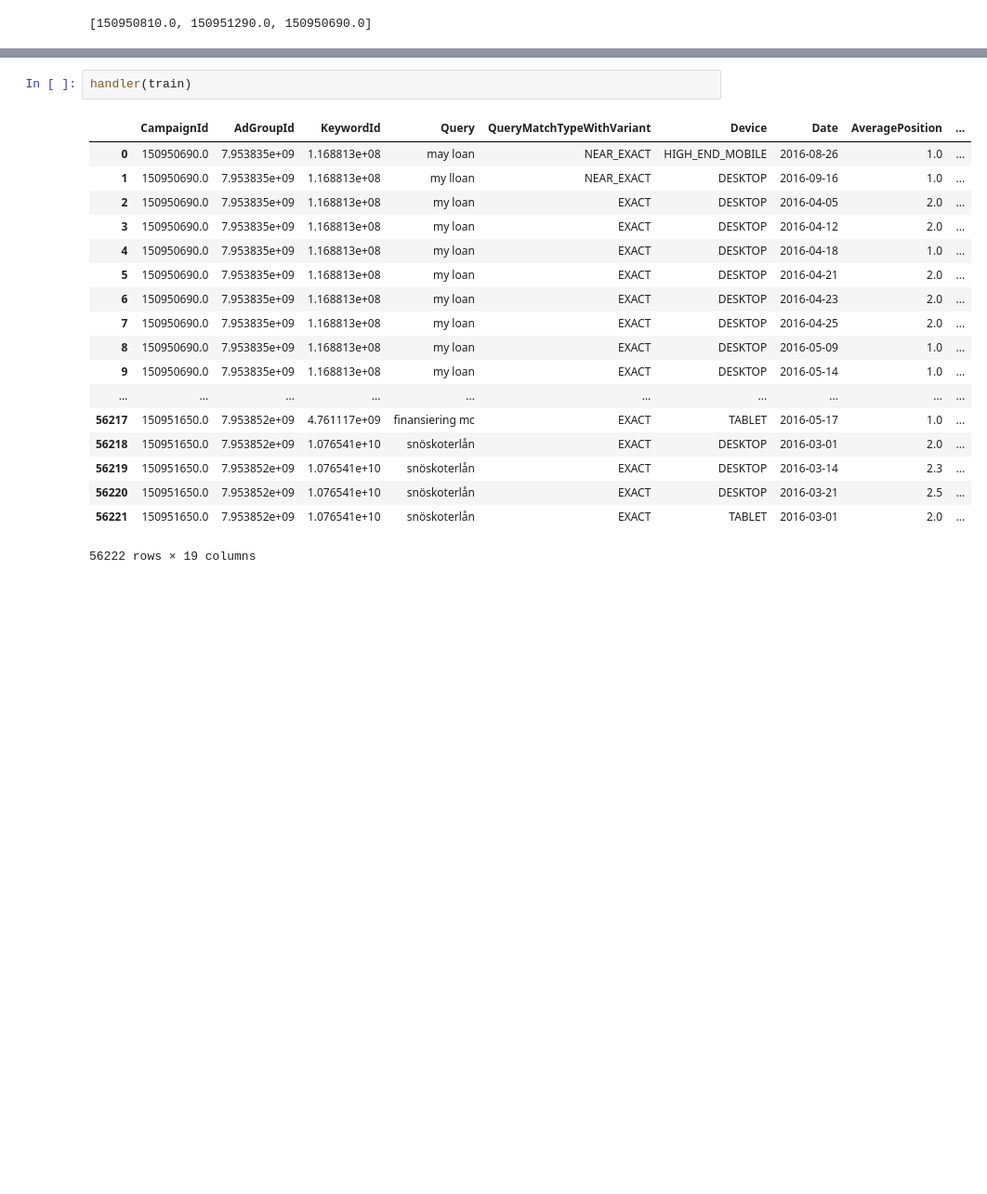
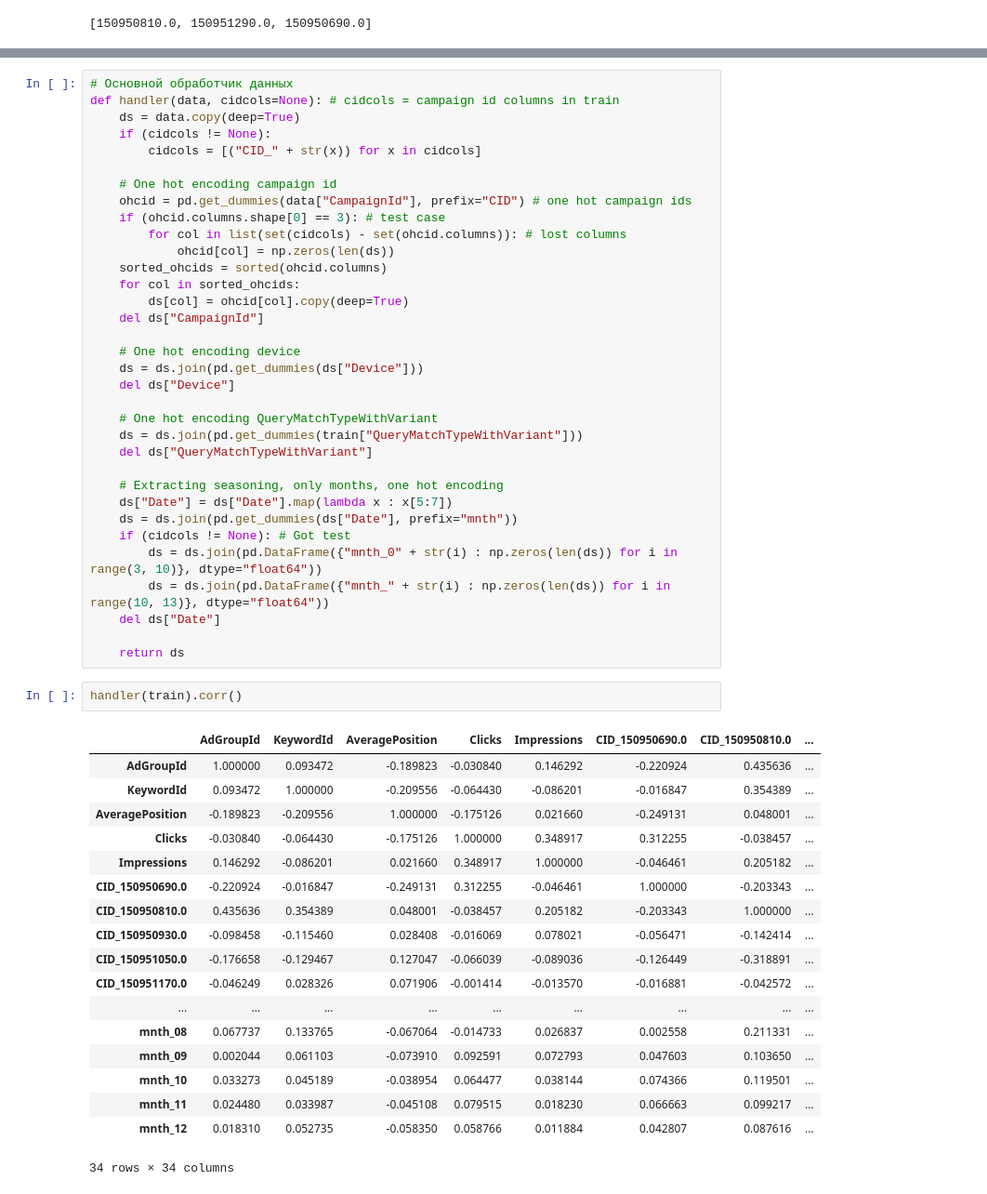
Before and after one commit to mrdisclaimer/grandma-data-soup-ctr, a Jupyter notebook: Untitled.ipynb, the cells around one changed output, grey strips where cells are left out. Shown: that part at 93% size. Saved outputs shown, nothing was run; the diff lists cells and outputs as text; blank space fills up the shorter version.

```diff
--- a/Untitled.ipynb
+++ b/Untitled.ipynb
@@ -112,22 +98,56 @@ def handler(data, cidcols=None): # cidcols = campaign id columns in train
+# %%
+# Основной обработчик данных
+def handler(data, cidcols=None): # cidcols = campaign id columns in train
+    ds = data.copy(deep=True)
+    if (cidcols != None):
+        cidcols = [("CID_" + str(x)) for x in cidcols]
+
+    # One hot encoding campaign id
+    ohcid = pd.get_dummies(data["CampaignId"], prefix="CID") # one hot campaign ids
+    if (ohcid.columns.shape[0] == 3): # test case
+        for col in list(set(cidcols) - set(ohcid.columns)): # lost columns
+            ohcid[col] = np.zeros(len(ds))
+    sorted_ohcids = sorted(ohcid.columns)
+    for col in sorted_ohcids:
+        ds[col] = ohcid[col].copy(deep=True)
+    del ds["CampaignId"]
+
+    # One hot encoding device
+    ds = ds.join(pd.get_dummies(ds["Device"]))
+    del ds["Device"]
+
+    # One hot encoding QueryMatchTypeWithVariant
+    ds = ds.join(pd.get_dummies(train["QueryMatchTypeWithVariant"]))
+    del ds["QueryMatchTypeWithVariant"]
+
+    # Extracting seasoning, only months, one hot encoding
+    ds["Date"] = ds["Date"].map(lambda x : x[5:7])
+    ds = ds.join(pd.get_dummies(ds["Date"], prefix="mnth"))
+    if (cidcols != None): # Got test
+        ds = ds.join(pd.DataFrame({"mnth_0" + str(i) : np.zeros(len(ds)) for i in range(3, 10)}, dtype="float64"))
+        ds = ds.join(pd.DataFrame({"mnth_" + str(i) : np.zeros(len(ds)) for i in range(10, 13)}, dtype="float64"))
+    del ds["Date"]
+
+    return ds
 # %%
-handler(train)
+handler(train).corr()
 # %% [output]
-|  | CampaignId | AdGroupId | KeywordId | Query | QueryMatchTypeWithVariant | Device | Date | AveragePosition | ... |
-| 0 | 150950690.0 | 7.953835e+09 | 1.168813e+08 | may loan | NEAR_EXACT | HIGH_END_MOBILE | 2016-08-26 | 1.0 | ... |
-| 1 | 150950690.0 | 7.953835e+09 | 1.168813e+08 | my lloan | NEAR_EXACT | DESKTOP | 2016-09-16 | 1.0 | ... |
-| 2 | 150950690.0 | 7.953835e+09 | 1.168813e+08 | my loan | EXACT | DESKTOP | 2016-04-05 | 2.0 | ... |
-| 3 | 150950690.0 | 7.953835e+09 | 1.168813e+08 | my loan | EXACT | DESKTOP | 2016-04-12 | 2.0 | ... |
-| 4 | 150950690.0 | 7.953835e+09 | 1.168813e+08 | my loan | EXACT | DESKTOP | 2016-04-18 | 1.0 | ... |
-| 5 | 150950690.0 | 7.953835e+09 | 1.168813e+08 | my loan | EXACT | DESKTOP | 2016-04-21 | 2.0 | ... |
-| 6 | 150950690.0 | 7.953835e+09 | 1.168813e+08 | my loan | EXACT | DESKTOP | 2016-04-23 | 2.0 | ... |
-| 7 | 150950690.0 | 7.953835e+09 | 1.168813e+08 | my loan | EXACT | DESKTOP | 2016-04-25 | 2.0 | ... |
-| 8 | 150950690.0 | 7.953835e+09 | 1.168813e+08 | my loan | EXACT | DESKTOP | 2016-05-09 | 1.0 | ... |
-| 9 | 150950690.0 | 7.953835e+09 | 1.168813e+08 | my loan | EXACT | DESKTOP | 2016-05-14 | 1.0 | ... |
-| ... | ... | ... | ... | ... | ... | ... | ... | ... | ... |
-| 56217 | 150951650.0 | 7.953852e+09 | 4.761117e+09 | finansiering mc | EXACT | TABLET | 2016-05-17 | 1.0 | ... |
-| 56218 | 150951650.0 | 7.953852e+09 | 1.076541e+10 | snöskoterlån | EXACT | DESKTOP | 2016-03-01 | 2.0 | ... |
-| 56219 | 150951650.0 | 7.953852e+09 | 1.076541e+10 | snöskoterlån | EXACT | DESKTOP | 2016-03-14 | 2.3 | ... |
-| 56220 | 150951650.0 | 7.953852e+09 | 1.076541e+10 | snöskoterlån | EXACT | DESKTOP | 2016-03-21 | 2.5 | ... |
-| 56221 | 150951650.0 | 7.953852e+09 | 1.076541e+10 | snöskoterlån | EXACT | TABLET | 2016-03-01 | 2.0 | ... |
+|  | AdGroupId | KeywordId | AveragePosition | Clicks | Impressions | CID_150950690.0 | CID_150950810.0 | ... |
+| AdGroupId | 1.000000 | 0.093472 | -0.189823 | -0.030840 | 0.146292 | -0.220924 | 0.435636 | ... |
+| KeywordId | 0.093472 | 1.000000 | -0.209556 | -0.064430 | -0.086201 | -0.016847 | 0.354389 | ... |
+| AveragePosition | -0.189823 | -0.209556 | 1.000000 | -0.175126 | 0.021660 | -0.249131 | 0.048001 | ... |
+| Clicks | -0.030840 | -0.064430 | -0.175126 | 1.000000 | 0.348917 | 0.312255 | -0.038457 | ... |
+| Impressions | 0.146292 | -0.086201 | 0.021660 | 0.348917 | 1.000000 | -0.046461 | 0.205182 | ... |
+| CID_150950690.0 | -0.220924 | -0.016847 | -0.249131 | 0.312255 | -0.046461 | 1.000000 | -0.203343 | ... |
+| CID_150950810.0 | 0.435636 | 0.354389 | 0.048001 | -0.038457 | 0.205182 | -0.203343 | 1.000000 | ... |
+| CID_150950930.0 | -0.098458 | -0.115460 | 0.028408 | -0.016069 | 0.078021 | -0.056471 | -0.142414 | ... |
+| CID_150951050.0 | -0.176658 | -0.129467 | 0.127047 | -0.066039 | -0.089036 | -0.126449 | -0.318891 | ... |
+| CID_150951170.0 | -0.046249 | 0.028326 | 0.071906 | -0.001414 | -0.013570 | -0.016881 | -0.042572 | ... |
+| ... | ... | ... | ... | ... | ... | ... | ... | ... |
+| mnth_08 | 0.067737 | 0.133765 | -0.067064 | -0.014733 | 0.026837 | 0.002558 | 0.211331 | ... |
+| mnth_09 | 0.002044 | 0.061103 | -0.073910 | 0.092591 | 0.072793 | 0.047603 | 0.103650 | ... |
+| mnth_10 | 0.033273 | 0.045189 | -0.038954 | 0.064477 | 0.038144 | 0.074366 | 0.119501 | ... |
+| mnth_11 | 0.024480 | 0.033987 | -0.045108 | 0.079515 | 0.018230 | 0.066663 | 0.099217 | ... |
+| mnth_12 | 0.018310 | 0.052735 | -0.058350 | 0.058766 | 0.011884 | 0.042807 | 0.087616 | ... |
-56222 rows × 19 columns
+34 rows × 34 columns
 # %%
```
Also changed, not shown: parts of 3 cells of this notebook.
